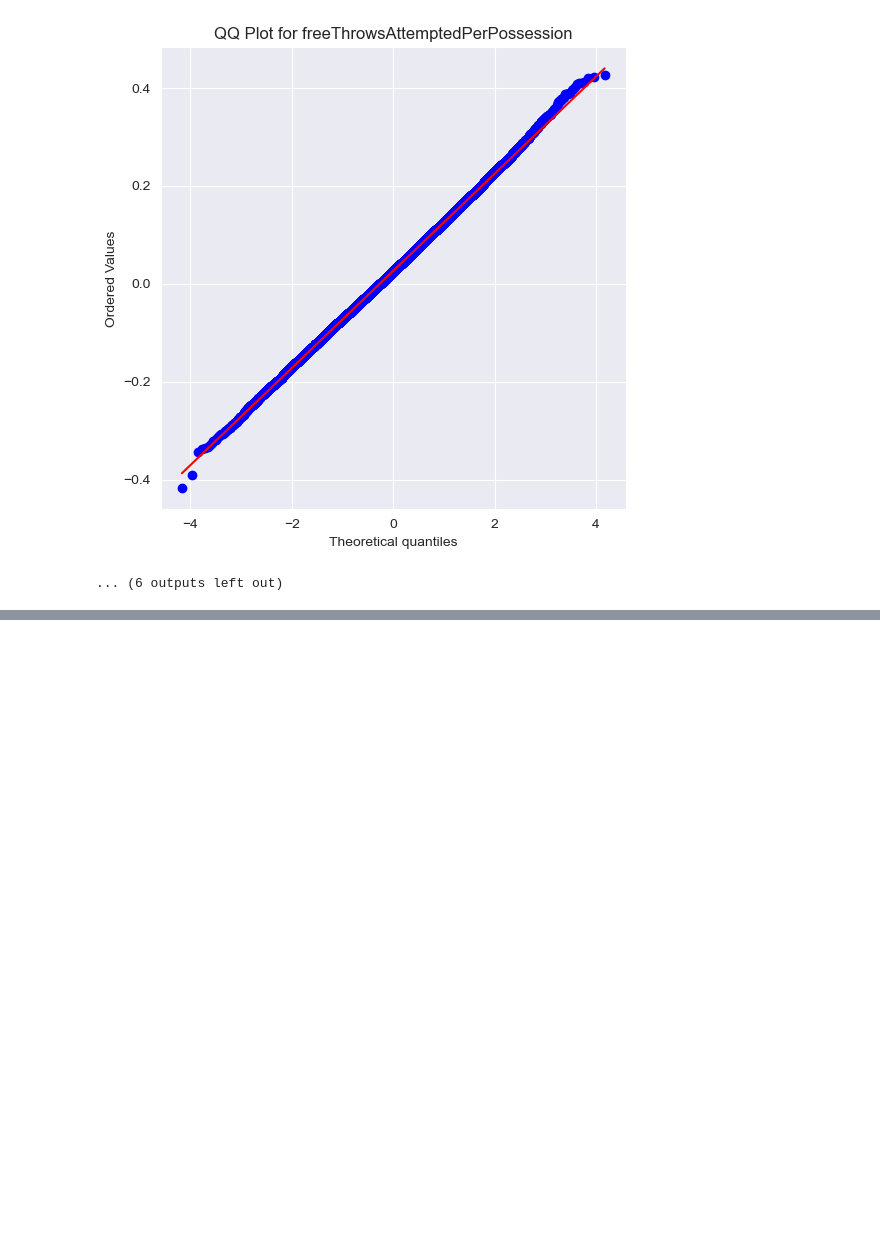
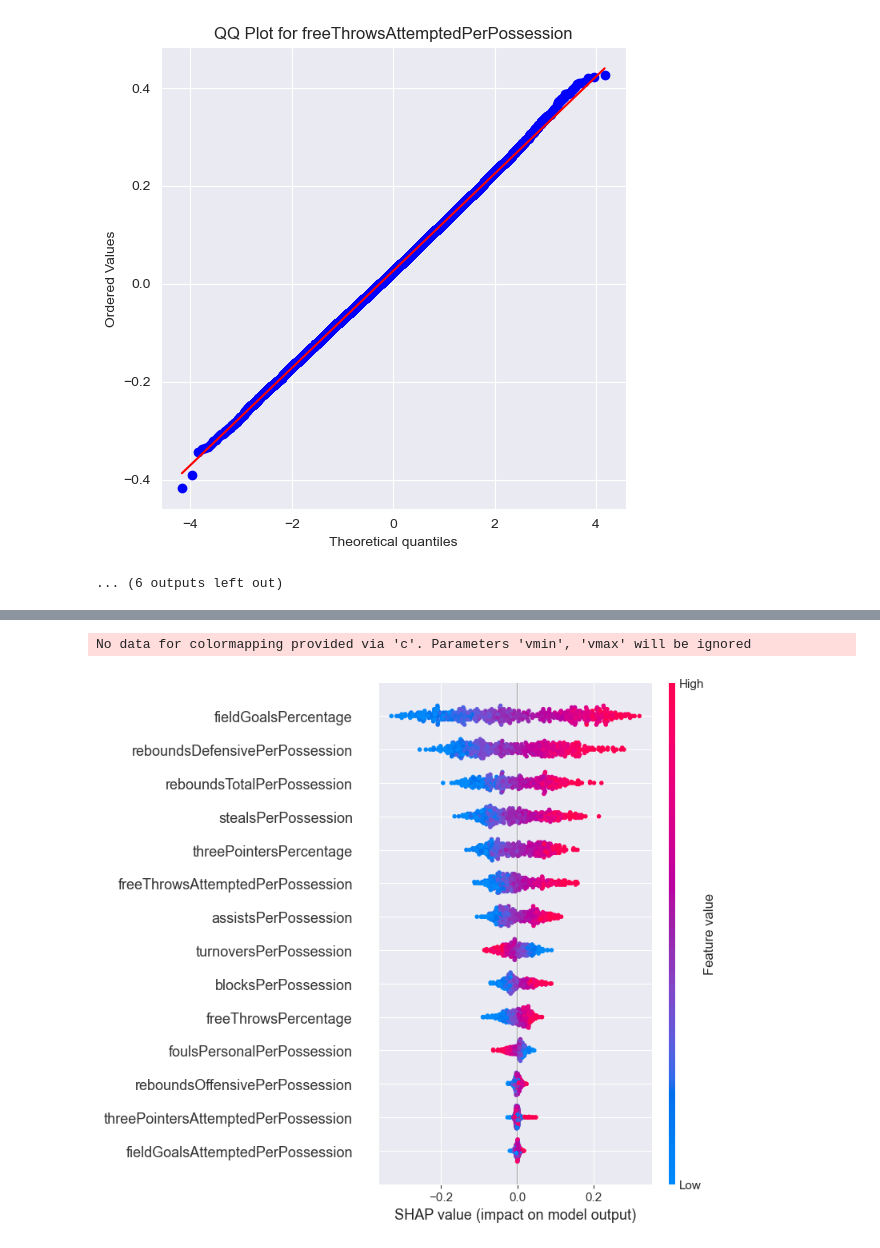
Before and after one commit to 5v3nn/uzh-esc403-data-science-project-nba, a Jupyter notebook: winning_teams.ipynb, the cells around one changed output, grey strips where cells are left out. Cells and saved outputs as stored; diff of their text form; code cells hidden in the pictures; blank space fills up the shorter version.

```diff
--- a/winning_teams.ipynb
+++ b/winning_teams.ipynb
@@ -146,0 +412,20 @@ for col in differences.columns:
+# %%
+from sklearn.linear_model import LogisticRegressionCV
+from sklearn.preprocessing import StandardScaler
+from sklearn.pipeline import make_pipeline
+
+features = [c for c in team_statistics_df.columns if (c.endswith("PerPossession") or c.endswith("Percentage"))]
+features = [feature for feature in features if not feature.endswith("MadePerPossession")]
+features.remove("teamScorePerPossession")
+X = team_statistics_df_2000[features]
+y = team_statistics_df_2000["win"]
+features = X.columns
+
+logit = make_pipeline(
+    StandardScaler(),
+    LogisticRegressionCV(cv=5, penalty='l1', solver='saga', scoring='roc_auc', max_iter=100000)
+)
+logit.fit(X, y)
+coefs = logit.named_steps['logisticregressioncv'].coef_.ravel()
+importance = pd.Series(abs(coefs), index=X.columns).sort_values(ascending=False)
+print(importance)
@@ -146,0 +450,10 @@ for col in differences.columns:
+# %%
+from sklearn.inspection import permutation_importance
+from sklearn.ensemble import RandomForestClassifier
+from sklearn.model_selection import train_test_split
+
+X_train, X_test, y_train, y_test = train_test_split(X, y, stratify=y)
+rf = RandomForestClassifier(n_estimators=200).fit(X_train, y_train)
+perm = permutation_importance(rf, X_test, y_test, n_repeats=30, scoring='roc_auc')
+importance = pd.Series(perm.importances_mean, index=X.columns).sort_values(ascending=False)
+print(importance)
@@ -146,0 +476,10 @@ for col in differences.columns:
+# %%
+import shap
+explainer = shap.TreeExplainer(rf)
+# only explain 500 examples instead of, say, 10,000
+X_small = X_test.sample(n=500, random_state=42)
+shap_vals = explainer.shap_values(X_small)
+shap.summary_plot(shap_vals[1], X_small)   # class=1 = win
+# %% [output]
+No data for colormapping provided via 'c'. Parameters 'vmin', 'vmax' will be ignored
+[figure, added]
```
Also changed, not shown: parts of 28 cells of this notebook.
